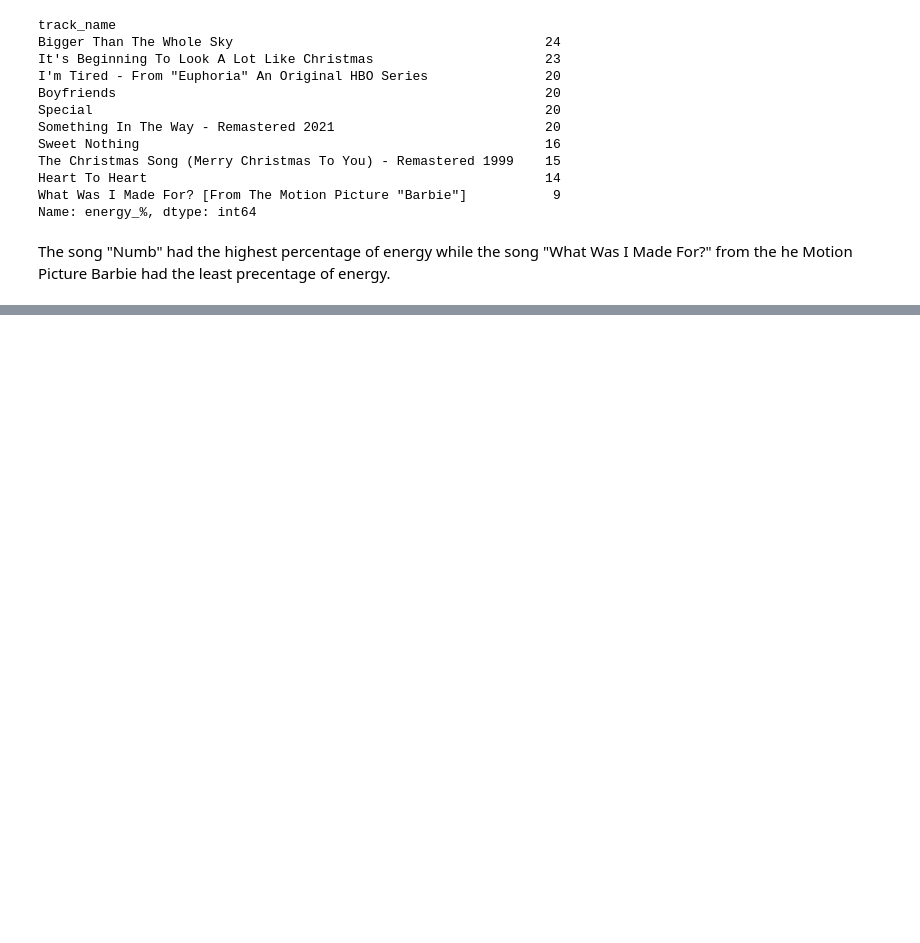
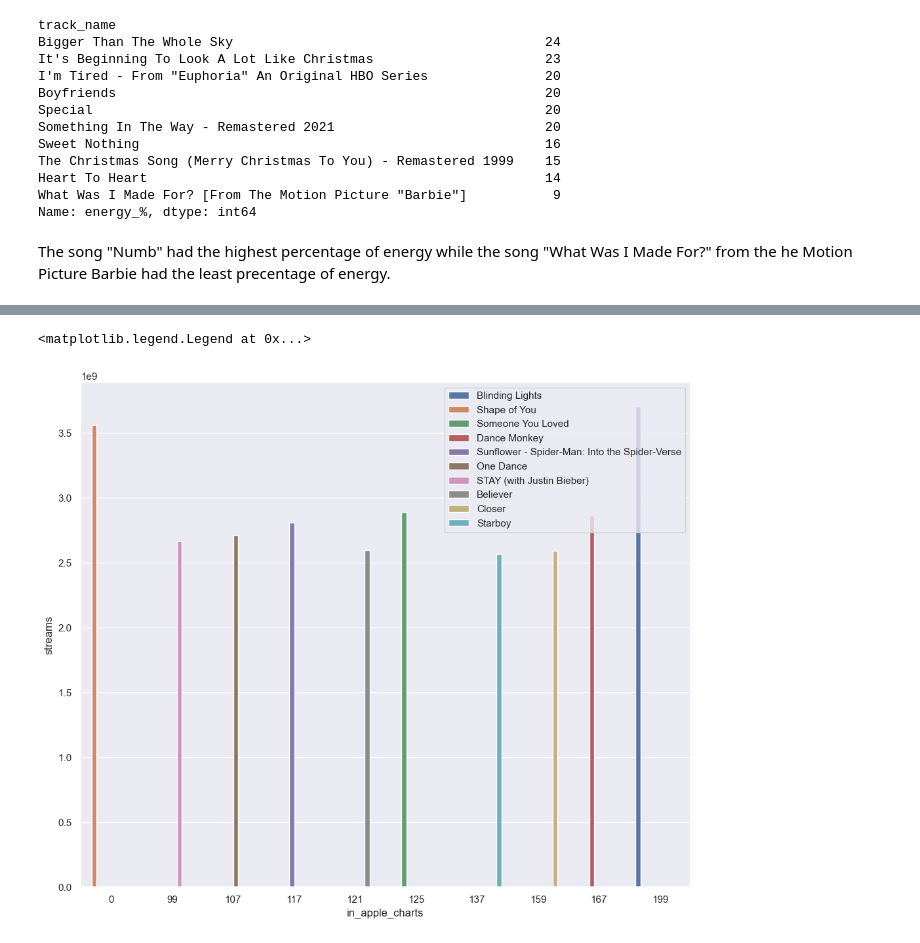
Before and after one commit to Graviton12/TP1_SZM_JBG, a Jupyter notebook: TP1_SZM_JBG.ipynb, the cells around one changed output, grey strips where cells are left out. Drawn from its saved outputs; the diff is of its cells as text; code cells hidden in the pictures; blank space fills up the shorter version.

```diff
--- a/TP1_SZM_JBG.ipynb
+++ b/TP1_SZM_JBG.ipynb
@@ -325,0 +376,6 @@ The song "Numb" had the highest percentage of energy while the song "What Was I
+# %%
+sns.barplot(x='in_apple_charts', y='streams', data=top_performance, ci=False, hue='track_name')
+plt.legend(loc='upper right')
+# %% [output]
+<matplotlib.legend.Legend at 0x...>
+[figure, added]
```
Also changed, not shown: parts of 13 cells of this notebook.
